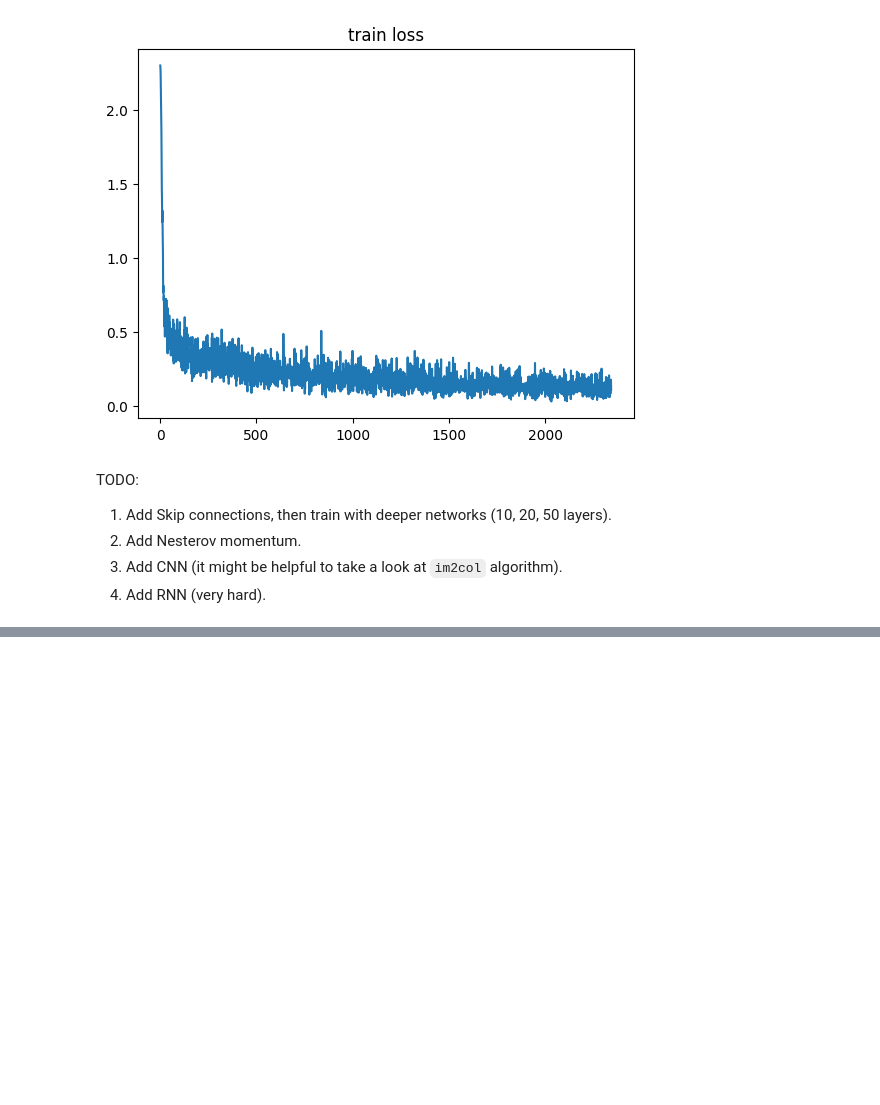
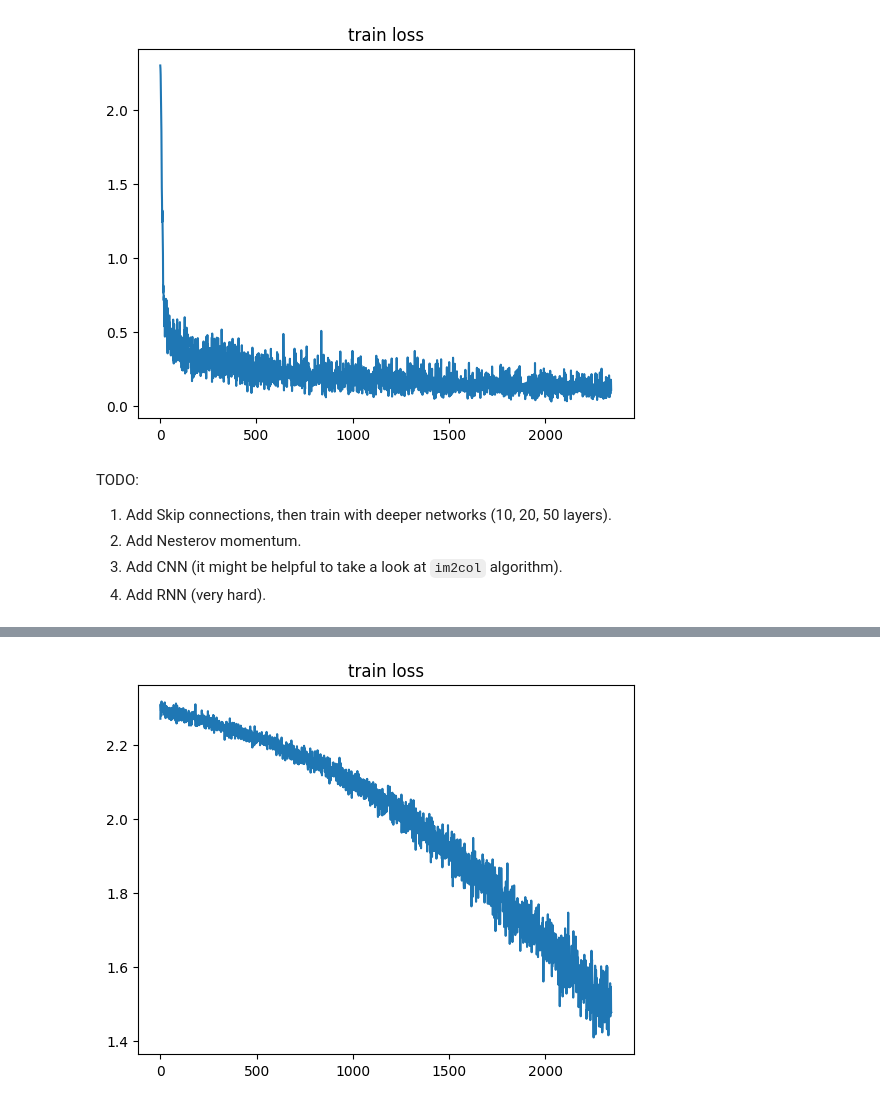
Before and after one commit to giangbang/ML-notebooks, a Jupyter notebook: notebooks/Backpropagation, RMSprop, ADam.ipynb, the cells around one changed output, grey strips where cells are left out. Drawn from its saved outputs; the diff is of its cells as text; code cells hidden in the pictures; blank space fills up the shorter version.

```diff
--- a/notebooks/Backpropagation, RMSprop, ADam.ipynb
+++ b/notebooks/Backpropagation, RMSprop, ADam.ipynb
@@ -321,0 +325,18 @@ TODO:
+# %%
+import torch
+import torch.nn as nn
+
+act_fnc_torch = {
+    'relu': nn.ReLU,
+    'tanh': nn.Tanh,
+    'sigmoid': nn.Sigmoid
+}
+
+def create_nn_torch(input_dim, output_dim):
+    # using small values of weights to avoid explosion
+    net = [nn.Linear(input_dim, hidden_dim), act_fnc_torch[act_fnc]() ]
+    for _ in range(l-2):
+        net.append(nn.Linear(hidden_dim, hidden_dim))
+        net.append(act_fnc_torch[act_fnc]())
+    net.append(nn.Linear(hidden_dim, output_dim))
+    return nn.Sequential(*net)
@@ -321,0 +408,3 @@ TODO:
+# %%
+train_torch()
+# %% [output]
@@ -321,0 +418 @@ TODO:
+[figure, added]
```
Also changed, not shown: parts of 5 cells of this notebook.
